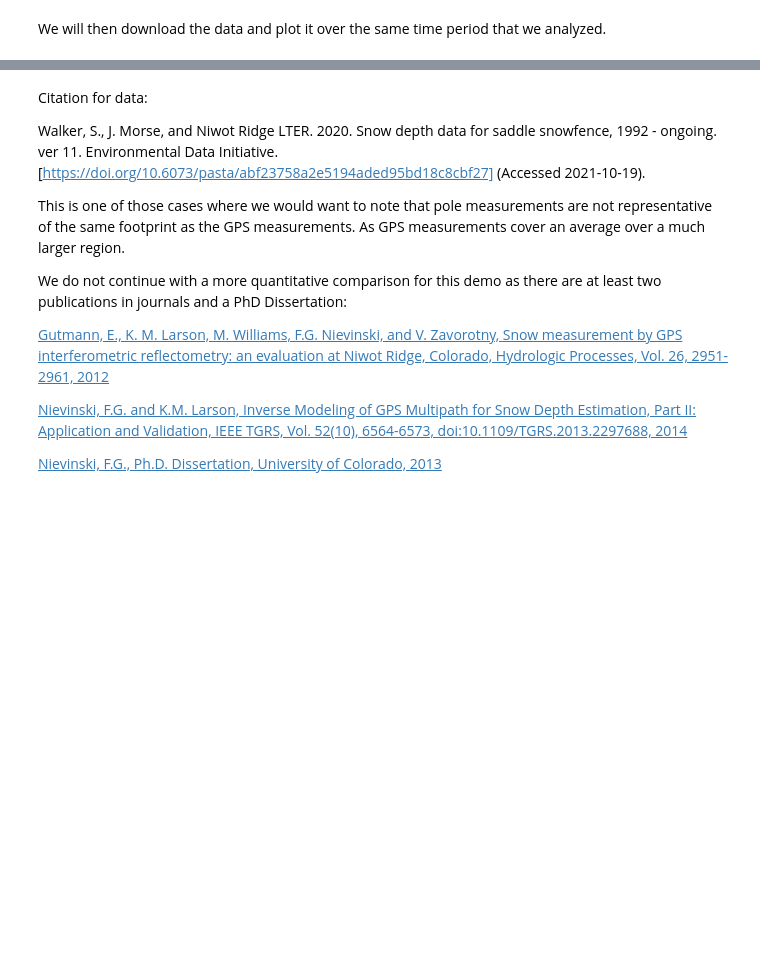
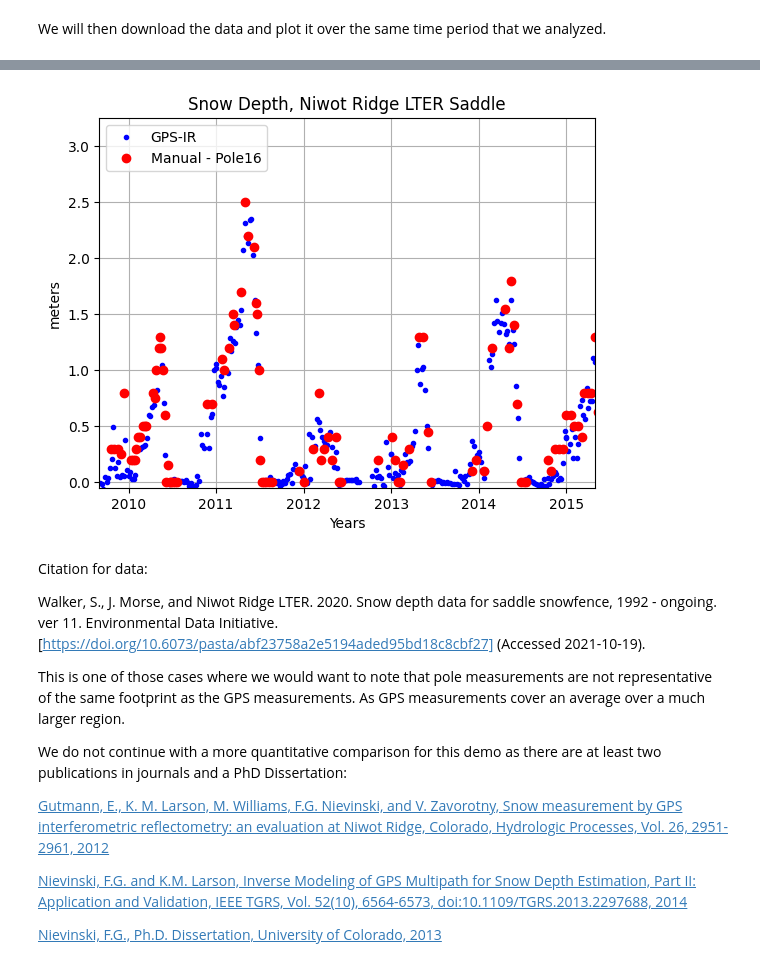
Before and after one commit to kristinemlarson/gnssrefl, a Jupyter notebook: notebooks/use-cases/Seasonal_Snow_Accumulation/nwot-niwot_ridge_colorado.ipynb, the cells around one changed output, grey strips where cells are left out. Cells and saved outputs as stored; diff of their text form; code cells hidden in the pictures; blank space fills up the shorter version.

```diff
--- a/notebooks/use-cases/Seasonal_Snow_Accumulation/nwot-niwot_ridge_colorado.ipynb
+++ b/notebooks/use-cases/Seasonal_Snow_Accumulation/nwot-niwot_ridge_colorado.ipynb
@@ -147,20 +208,5 @@ file
 # %% [markdown]
 Now we will set our azimuth range and the frequencies manually.
-# %%
-# This is the json file that was created
-json_file = f'{refl_code_loc}/input/nwot.json'
-with open(json_file, "r") as myfile:
-    file = json.load(myfile)
-    file['azval'] = [90, 180, 180, 270]
-    file['freqs'] = [1, 20]
-os.remove(json_file)
-with open(json_file, 'w') as f:
-    json.dump(file, f, indent=4)
-
-with open(json_file, "r") as myfile:
-    file = json.load(myfile)
-
-file
 # %% [markdown]
 Run gnssir for the years 2009-2015:
 # %%
@@ -222,24 +268,65 @@ df['rh'] = RH_baresoil - df['rh']
 # %% [markdown]
 We will then download the data and plot it over the same time period that we analyzed.
 # %%
+import numpy as np
+import matplotlib.pyplot as plt
+
+from datetime import datetime
+
 # in situ data for Niwot Ridge LTER
 # https://portal.edirepository.org/nis/mapbrowse?scope=knb-lter-nwt&identifier=34
-# this is the file we need - it is also stored at Kristine Larsons github.
-data_path = 'https://pasta.lternet.edu/package/data/eml/knb-lter-nwt/31/18/6354b6f6c6d4ef8d6334cb3302644164'
-data_path = data_path.replace("https://", "http://")
-data = pd.read_csv(data_path, delimiter=',', skiprows=1, dtype='str', usecols=(3, 2, 4), index_col=None)
+insitufile = '../../../docs/use_cases/saddsnow.dw.data.csv'
+# save the date, pole#, and snow depth columns (cm)
+insitu= np.loadtxt(insitufile,skiprows=1,delimiter=',',dtype='str',usecols=(3,2,4))
+# pick out pole 16, which is closest to nwot GPS site
+ij = insitu[:,1] == '16'
+insitu = insitu[ij,:]
 
-dt1 = pd.read_csv(data_path, skiprows=1, sep=",", quotechar='"',
-                  names=["LTER_site", "local_site", "point_ID", "date", "depth_stake", "depth_n", "depth_e", "depth_s",
-                         "depth_w", "mean_depth", "num_meas"],
-                  parse_dates=['date'],
-                  na_values={'LTER_site': ['NaN'], "local_site": ['NaN'], "point_ID": ['NaN'], "date": ['NaN'],
-                             "depth_stake": ['NaN'], "depth_n": ['NaN'], "depth_e": ['NaN'], "depth_s": ['NaN'],
-                             "depth_w": ['NaN'], "mean_depth": ['NaN'], "num_meas": ['NaN']})
+date = insitu[:,0] # date string
+sval= insitu[:,2] # snow depth as string
 
-date_range = pd.date_range('2009-09-01', '2015-05-01')
+# arrays for the in insitu answers
+obst = np.empty(shape=[0, 1])
+snow = np.empty(shape=[0,1])
+for i in range(0,len(insitu)):
+    y=int(date[i][0:4])
+    m=int(date[i][5:7])
+    d=int(date[i][8:10])
+    s = float(sval[i])/100
+    obst= np.append(obst, datetime(year=y, month=m, day=d))
+    snow = np.append(snow,s)
 
-insitu = dt1.loc[(dt1['date'].isin(date_range)) & (dt1['point_ID'] == 16)]
-insitu['depth_stake'] = insitu['depth_stake'].astype(float) / 100
+# read in the daily average RH file
+gpsfile = f'{refl_code_loc}/Files/nwot/nwot_dailyRH.txt'
+gps = np.loadtxt(gpsfile,comments='%')
 
-per_date = insitu[['date', 'depth_stake']].groupby(by=['date']).mean()
+# going to use august and mid-september to determine "no snow level"
+# for other sites, you might be able to use all of september ...
+# doy 213 through doy 258
+# RH is stored in column 2, doy is in column 1
+ii = (gps[:,1] >= 213) & (gps[:,1] <= 258)
+noSnowRH = np.mean(gps[ii,2])
+print('No snow RH value: ', '{0:7.3f}'.format( noSnowRH),'(m)' )
+
+# make a datetime array for plotting the gps results
+gobst = np.empty(shape=[0, 1])
+for i in range(0,len(gps)):
+    gobst = np.append(gobst, datetime(year=int(gps[i,0]), month=int(gps[i,4]), day=int(gps[i,5])))
+
+snowAccum = noSnowRH - gps[:,2]
+
+plt.figure()
+plt.plot(gobst, snowAccum, 'b.',label='GPS-IR')
+plt.plot(obst,snow,'ro',label='Manual - Pole16',markersize=6)
+plt.legend(loc="upper left")
+plt.title('Snow Depth, Niwot Ridge LTER Saddle')
+plt.xlabel('Years')
+plt.ylabel('meters')
+plt.grid()
+left = datetime(year=2009, month=9, day = 1)
+right = datetime(year=2015, month=5, day = 1)
+plt.xlim((left, right))
+plt.ylim((-0.05, 3.25))
+plt.show()
+# GPS receiver failed in spring 2015
+# %% [output]
@@ -245,0 +334 @@ per_date = insitu[['date', 'depth_stake']].groupby(by=['date']).mean()
+[figure, added]
```
Also changed, not shown: parts of 28 cells of this notebook, 12 other files.
